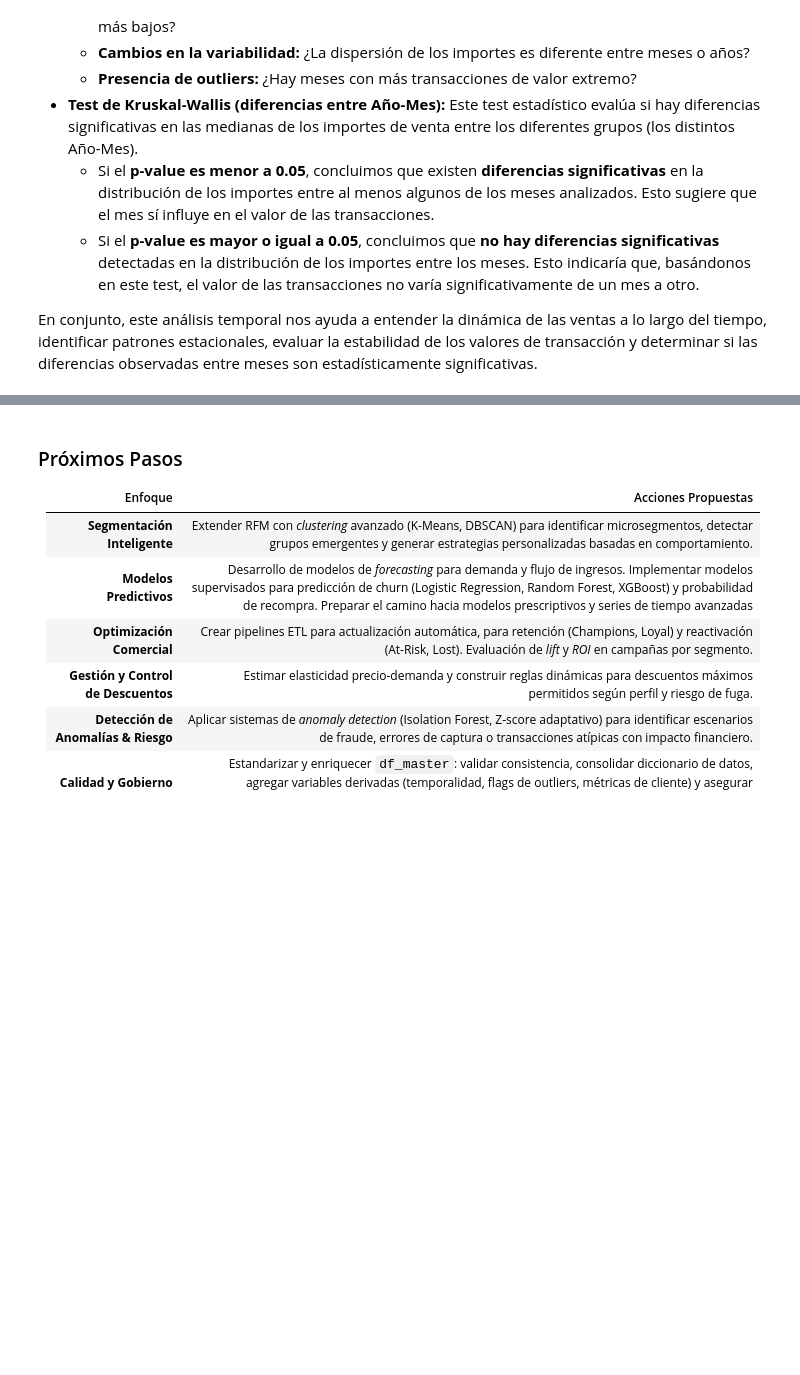
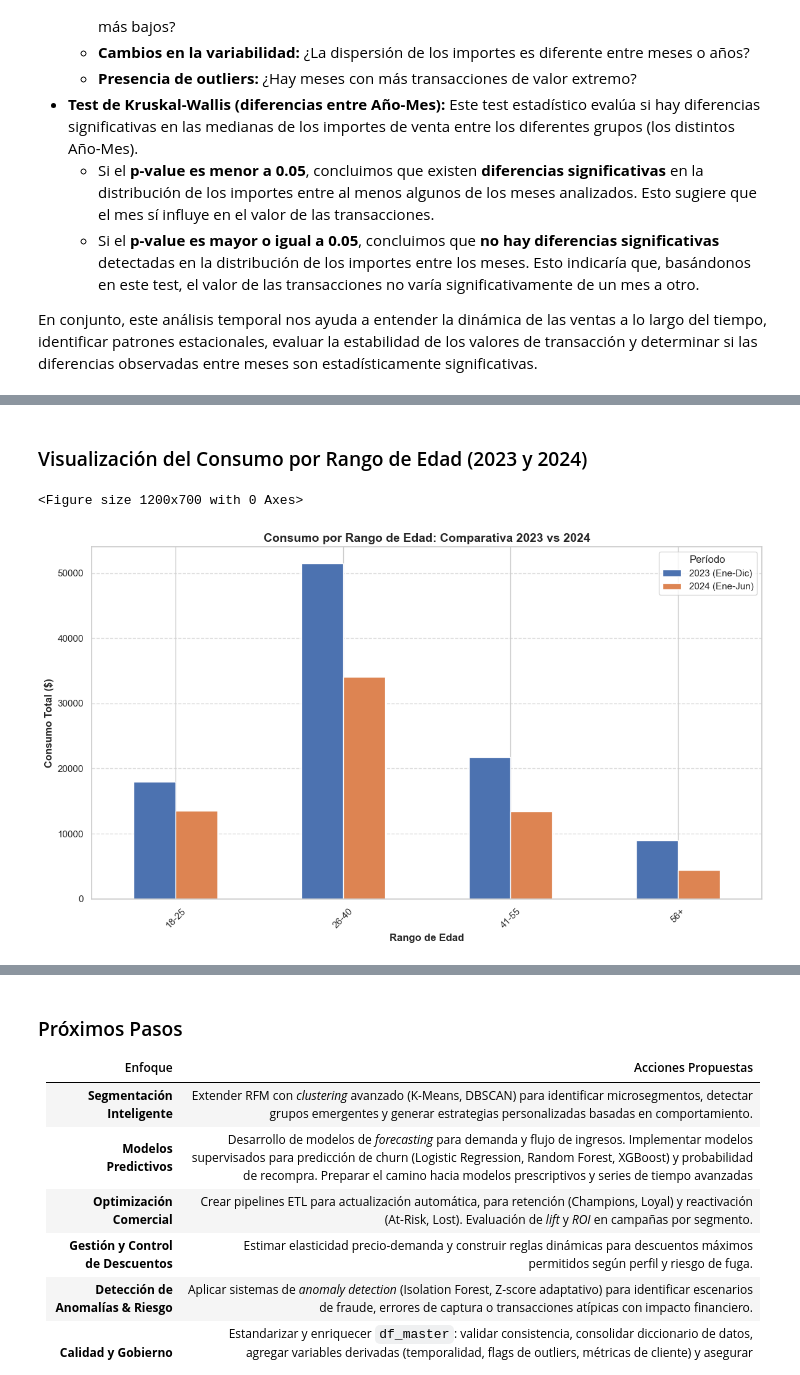
Before and after one commit to LenninTemoche/Proyecto-Aurelion-IBM-Guayerd, a Jupyter notebook: SPRING_2/Proyecto_Aurelion_S2.ipynb, the cells around one changed output, grey strips where cells are left out. Saved outputs shown, nothing was run; the diff lists cells and outputs as text; code cells hidden in the pictures; blank space fills up the shorter version.

```diff
--- a/SPRING_2/Proyecto_Aurelion_S2.ipynb
+++ b/SPRING_2/Proyecto_Aurelion_S2.ipynb
@@ -1517,0 +1535,6 @@ En conjunto, este análisis temporal nos ayuda a entender la dinámica de las ve
+# %%
+fecha_inicio_2023 = df_master[df_master['año'] == 2023]['fecha'].min()
+fecha_fin_2023 = df_master[df_master['año'] == 2023]['fecha'].max()
+df_2023 = df_master[(df_master['fecha'] >= fecha_inicio_2023) & (df_master['fecha'] <= fecha_fin_2023)]
+print(f"DataFrame para ventas de 2023 (df_2023) creado. Periodo desde {fecha_inicio_2023.strftime('%Y-%m-%d')} hasta {fecha_fin_2023.strftime('%Y-%m-%d')}.")
+display(df_2023.head())
@@ -1517,0 +1701,9 @@ En conjunto, este análisis temporal nos ayuda a entender la dinámica de las ve
+# %%
+# Análisis de consumo por rango de edad en 2023 y 2024
+consumption_by_age_2023 = df_2023.groupby('edad_rango')['monto_final'].sum().round(2).sort_values(ascending=False)
+print("Consumo por rango de edad en 2023:")
+display(consumption_by_age_2023)
+
+consumption_by_age_2024 = df_2024.groupby('edad_rango')['monto_final'].sum().round(2).sort_values(ascending=False)
+print("\nConsumo por rango de edad en 2024:")
+display(consumption_by_age_2024)
@@ -1517,0 +1725,8 @@ En conjunto, este análisis temporal nos ayuda a entender la dinámica de las ve
+# %%
+comparativa_consumo = pd.DataFrame({
+    'Consumo_2023': consumption_by_age_2023,
+    'Consumo_2024': consumption_by_age_2024
+}).fillna(0)
+
+print("Consumo por rango de edad 2023 y 2024:")
+display(comparativa_consumo)
@@ -1517,0 +1741,17 @@ En conjunto, este análisis temporal nos ayuda a entender la dinámica de las ve
+# %% [markdown]
+### Visualización del Consumo por Rango de Edad (2023 y 2024)
+# %%
+plt.figure(figsize=(12, 7))
+comparativa_consumo.plot(kind='bar', figsize=(12, 7))
+plt.title('Consumo por Rango de Edad: Comparativa 2023 vs 2024', fontsize=14, fontweight='bold')
+plt.xlabel('Rango de Edad', fontsize=12, fontweight='bold')
+plt.ylabel('Consumo Total ($)', fontsize=12, fontweight='bold')
+plt.xticks(rotation=45)
+plt.grid(axis='y', linestyle='--', alpha=0.7)
+plt.legend(['2023 (Ene-Dic)', '2024 (Ene-Jun)'], title='Período')
+plt.tight_layout()
+plt.savefig('consumo_edad_rango_comparativo.png')
+plt.show()
+# %% [output]
+<Figure size 1200x700 with 0 Axes>
+[figure, added]
```
Also changed, not shown: parts of 18 cells of this notebook, 4 other files.
